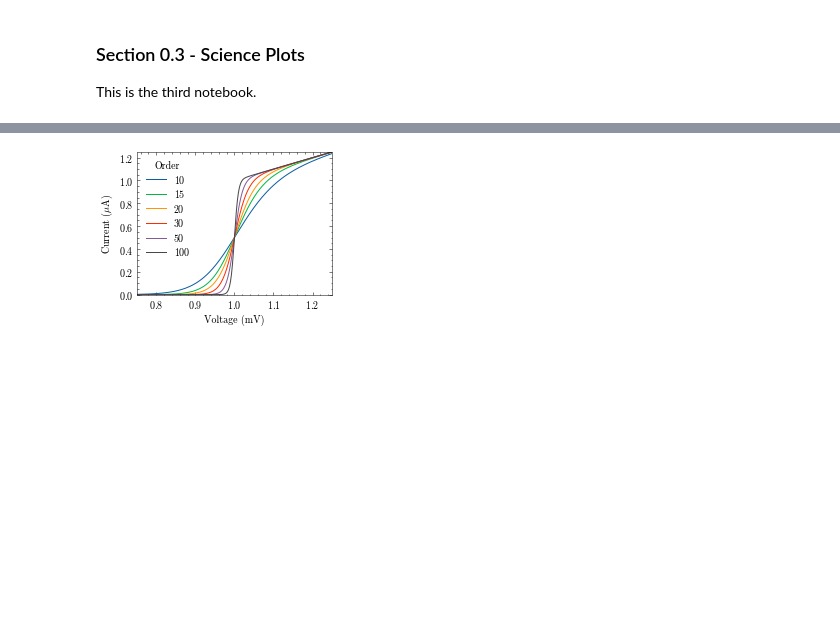
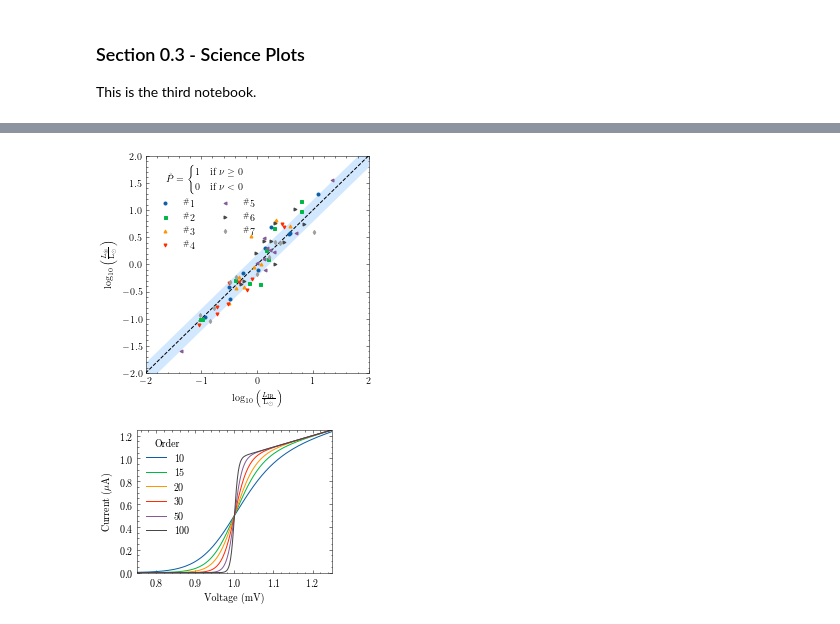
Before and after one commit to kithminrw/ml-nn-zero2hero, a Jupyter notebook: _build/jupyter_execute/notebooks/00/NB_0_3.ipynb, the cells around one changed output, grey strips where cells are left out. Saved outputs shown, nothing was run; the diff lists cells and outputs as text; code cells hidden in the pictures; blank space fills up the shorter version.

```diff
--- a/_build/jupyter_execute/notebooks/00/NB_0_3.ipynb
+++ b/_build/jupyter_execute/notebooks/00/NB_0_3.ipynb
@@ -25,23 +25,24 @@ x = np.linspace(0.75, 1.25, 201)
 # %%
 with plt.style.context(['science', 'scatter']):
     fig, ax = plt.subplots(figsize=(4, 4))
     ax.plot([-2, 2], [-2, 2], 'k--')
-    ax.fill_between([-2, 2], [-2.2, 1.8], [-1.8, 2.2],
-                    color='dodgerblue', alpha=0.2, lw=0)
+    ax.fill_between([-2, 2], [-2.2, 1.8], [-1.8, 2.2], color='dodgerblue', alpha=0.2, lw=0)
     for i in range(7):
         x1 = np.random.normal(0, 0.5, 10)
         y1 = x1 + np.random.normal(0, 0.2, 10)
         ax.plot(x1, y1, label=r"$^\#${}".format(i+1))
     lgd = r"$\mathring{P}=\begin{cases}1&\text{if $\nu\geq0$}\\0&\text{if $\nu<0$}\end{cases}$"
     ax.legend(title=lgd, loc=2, ncol=2)
     xlbl = r"$\log_{10}\left(\frac{L_\mathrm{IR}}{\mathrm{L}_\odot}\right)$"
     ylbl = r"$\log_{10}\left(\frac{L_\circledast}{\mathrm{L}_\odot}\right)$"
     ax.set_xlabel(xlbl)
     ax.set_ylabel(ylbl)
     ax.set_xlim([-2, 2])
     ax.set_ylim([-2, 2])
     fig.savefig('figures/fig03.jpg', dpi=300)
-    plt.close()
+    plt.show()
+# %% [output]
+[figure, added]
 # %%
 with plt.style.context(['science','no-latex']):
     fig, ax = plt.subplots()
```
Also changed, not shown: 13 other files.
